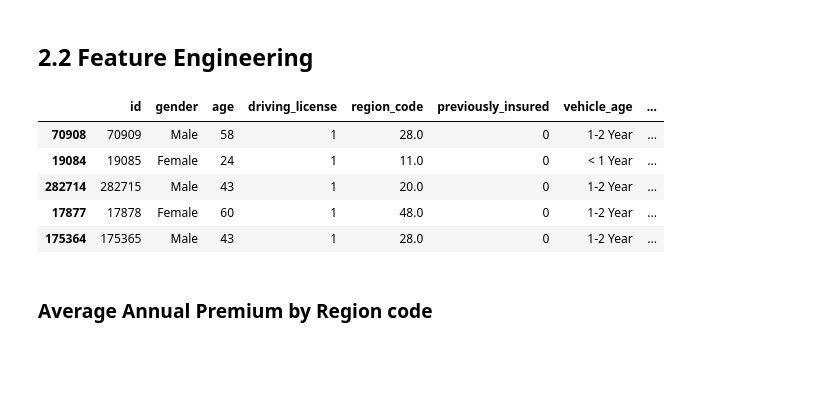
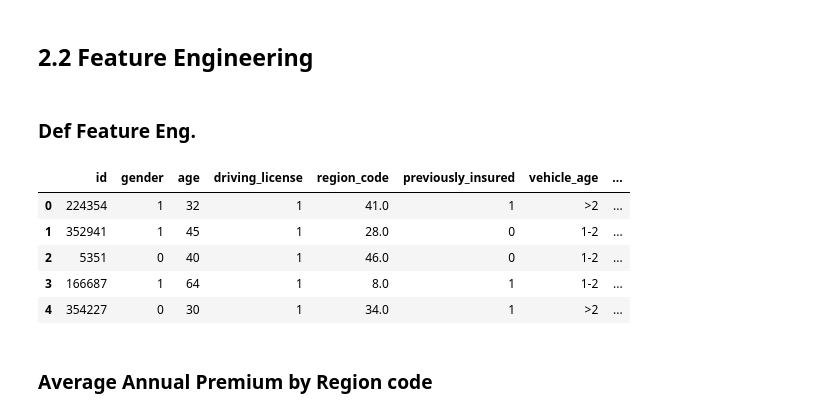
Before and after one commit to natan-matos/health-insurance, a Jupyter notebook: notebooks/01-nm-data-exploration.ipynb, the cells around one changed output. Drawn from its saved outputs; the diff is of its cells as text; code cells hidden in the pictures; blank space fills up the shorter version.

```diff
--- a/notebooks/01-nm-data-exploration.ipynb
+++ b/notebooks/01-nm-data-exploration.ipynb
@@ -70,6 +70,7 @@ X_train, X_test, y_train, y_test = train_test_split( X, y, test_size=0.1)
 
 # concat train data
 df = pd.concat([X_train, y_train], axis=1)
+df_test = pd.concat([X_test, y_test], axis=1)
 # %% [markdown]
 # 1.0 Data Description
 # %% [markdown]
@@ -152,17 +153,58 @@ cols_new = list(map(snake_case, cols_old))
 
 # Rename
 df1.columns = cols_new
+# %%
+cols_old = ['id', 'Gender', 'Age', 'Driving_License', 'Region_Code',
+       'Previously_Insured', 'Vehicle_Age', 'Vehicle_Damage', 'Annual_Premium',
+       'Policy_Sales_Channel', 'Vintage', 'Response']
+snake_case = lambda x: inflection.underscore(x)
+cols_new = list(map(snake_case, cols_old))
+
+# Rename
+df_test.columns = cols_new
 # %% [markdown]
 ## 2.2 Feature Engineering
+# %% [markdown]
+### Def Feature Eng.
+# %%
+def feature_eng(df1):
+    # Average Annual premium per region code
+    aux1 = df1[['region_code', 'annual_premium']].groupby('region_code').mean().reset_index()
+
+    # Merge with the original dataset
+    aux1.rename(columns={'annual_premium': 'mean_premium_by_code'}, inplace=True)
+    df1 = pd.merge(df1, aux1, on='region_code', how='left')
+
+    # Insured by code
+    df10 = df1[df1['previously_insured'] == 1 ]
+    aux1 = df10[['previously_insured', 'region_code']].groupby('region_code').count().reset_index()
+
+
+    # Merge with the original dataset
+    aux1.rename(columns={'previously_insured': 'previously_insured_by_code'}, inplace=True)
+    df1 = pd.merge(df1, aux1, on='region_code', how='left')
+
+    # Vahicle Damage
+    df1['vehicle_damage'] = df1['vehicle_damage'].apply( lambda x: 1 if x == 'Yes' else 0 )
+
+    # Vahicle Age
+    df1['vehicle_age'] = df1['vehicle_age'].apply( lambda x: '1-2' if x == '1-2 Year' else '<1' if x == '> 2 Years' else '>2' )
+
+    # Gender
+    df1['gender'] = df1['gender'].apply( lambda x: 0 if x == 'Male' else 1 )
+
+    return df1
+# %%
+df_test = feature_eng(df_test)
 # %%
-df1.head()
+df_test.head()
 # %% [output]
 |  | id | gender | age | driving_license | region_code | previously_insured | vehicle_age | ... |
-| 70908 | 70909 | Male | 58 | 1 | 28.0 | 0 | 1-2 Year | ... |
-| 19084 | 19085 | Female | 24 | 1 | 11.0 | 0 | < 1 Year | ... |
-| 282714 | 282715 | Male | 43 | 1 | 20.0 | 0 | 1-2 Year | ... |
-| 17877 | 17878 | Female | 60 | 1 | 48.0 | 0 | 1-2 Year | ... |
-| 175364 | 175365 | Male | 43 | 1 | 28.0 | 0 | 1-2 Year | ... |
+| 0 | 224354 | 1 | 32 | 1 | 41.0 | 1 | >2 | ... |
+| 1 | 352941 | 1 | 45 | 1 | 28.0 | 0 | 1-2 | ... |
+| 2 | 5351 | 0 | 40 | 1 | 46.0 | 0 | 1-2 | ... |
+| 3 | 166687 | 1 | 64 | 1 | 8.0 | 1 | 1-2 | ... |
+| 4 | 354227 | 0 | 30 | 1 | 34.0 | 1 | >2 | ... |
 # %% [markdown]
 ### Average Annual Premium by Region code
 # %%
```
Also changed, not shown: parts of 12 cells of this notebook.
